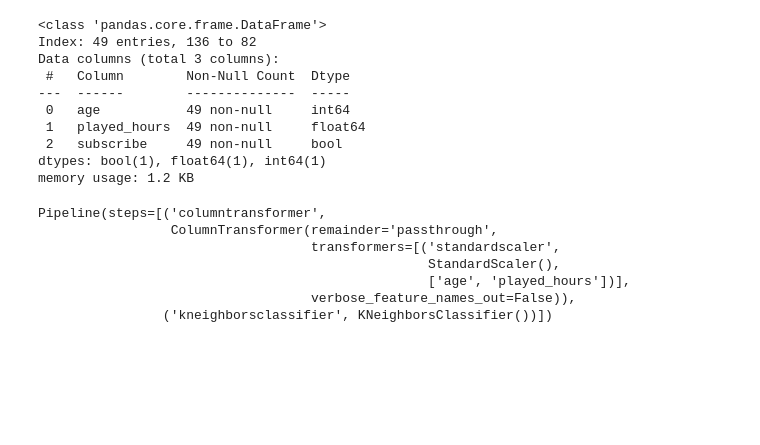
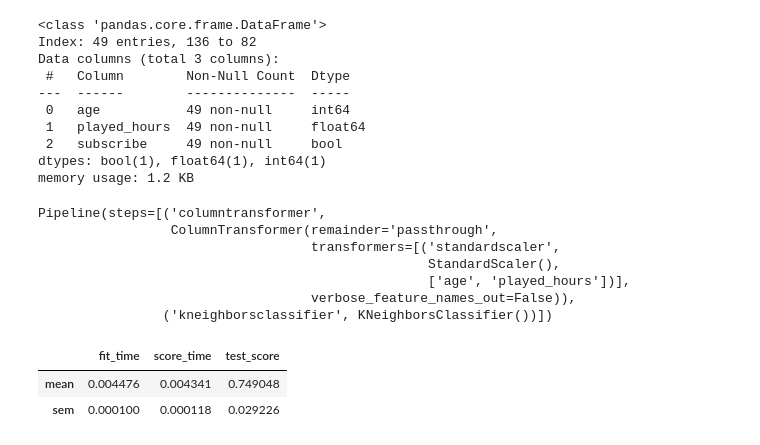
Before and after one commit to MSNia/toy_ds_project, a Jupyter notebook: Group Project/group_codes.ipynb, the cells around one changed output. Drawn from its saved outputs; the diff is of its cells as text; code cells hidden in the pictures; blank space fills up the shorter version.

```diff
--- a/Group Project/group_codes.ipynb
+++ b/Group Project/group_codes.ipynb
@@ -151,3 +151,18 @@ Pipeline(steps=[('columntransformer',
                                                   ['age', 'played_hours'])],
                                    verbose_feature_names_out=False)),
                 ('kneighborsclassifier', KNeighborsClassifier())])
+# %%
+cv_10_df = pd.DataFrame(
+    cross_validate(
+        estimator=players_pipe,
+        cv=10,
+        X=X_train,
+        y=y_train
+    )
+)
+cv_10_metrics = cv_10_df.agg(["mean", "sem"])
+cv_10_metrics
+# %% [output]
+|  | fit_time | score_time | test_score |
+| mean | 0.004476 | 0.004341 | 0.749048 |
+| sem | 0.000100 | 0.000118 | 0.029226 |
```
